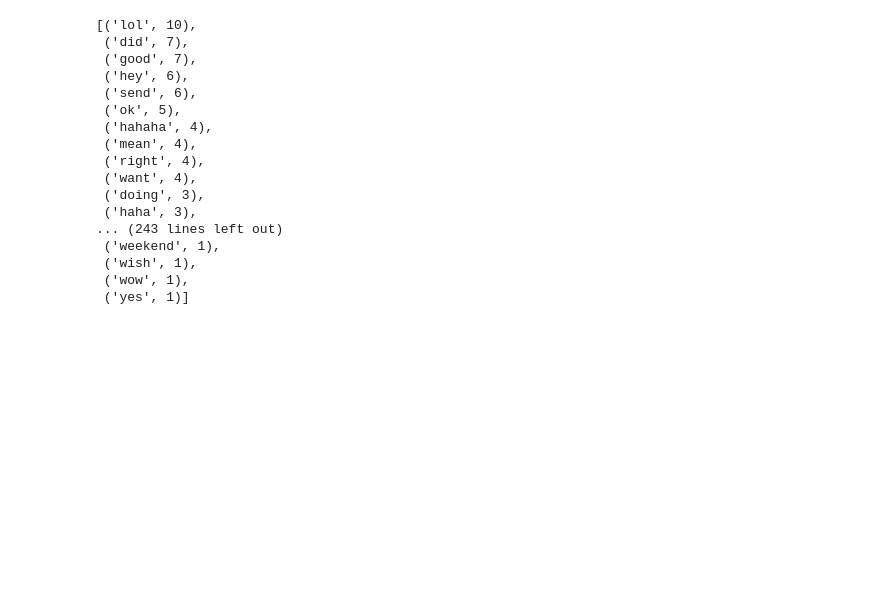
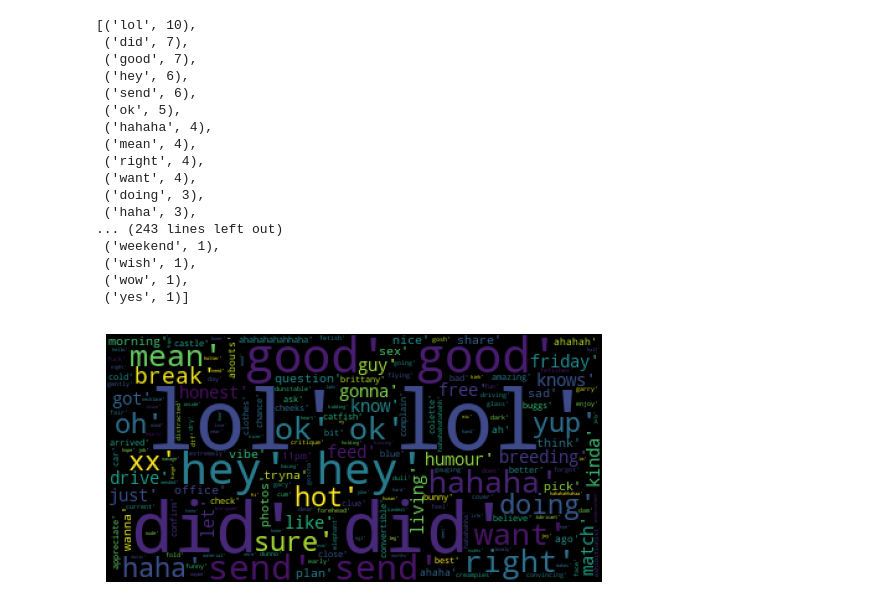
Before and after one commit to Coletterbox/Analysis-of-Some-Guy-s-Attempt-at-Small-Talk, a Jupyter notebook: WhatsApp Chat Analysis.ipynb, the cells around one changed output. Cells and saved outputs as stored; diff of their text form; code cells hidden in the pictures; blank space fills up the shorter version.

Commit message:
Generate word cloud

```diff
--- a/WhatsApp Chat Analysis.ipynb
+++ b/WhatsApp Chat Analysis.ipynb
@@ -153,3 +153,12 @@ frequency
  ('wish', 1),
  ('wow', 1),
  ('yes', 1)]
+# %%
+wordcloud = WordCloud().generate(str(words_list))
+wordcloud
+
+plt.imshow(wordcloud)
+plt.axis("off")
+plt.show()
+# %% [output]
+[figure, added]
```
